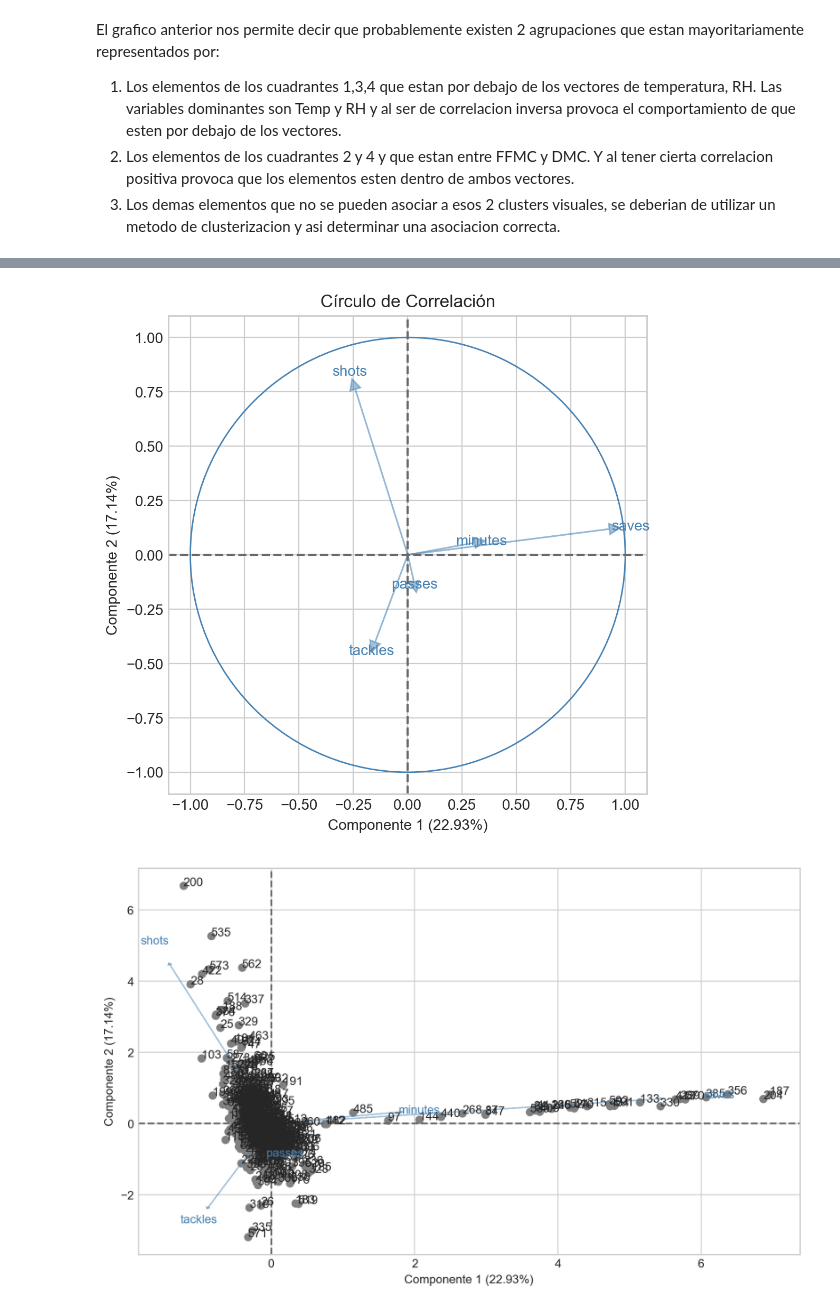
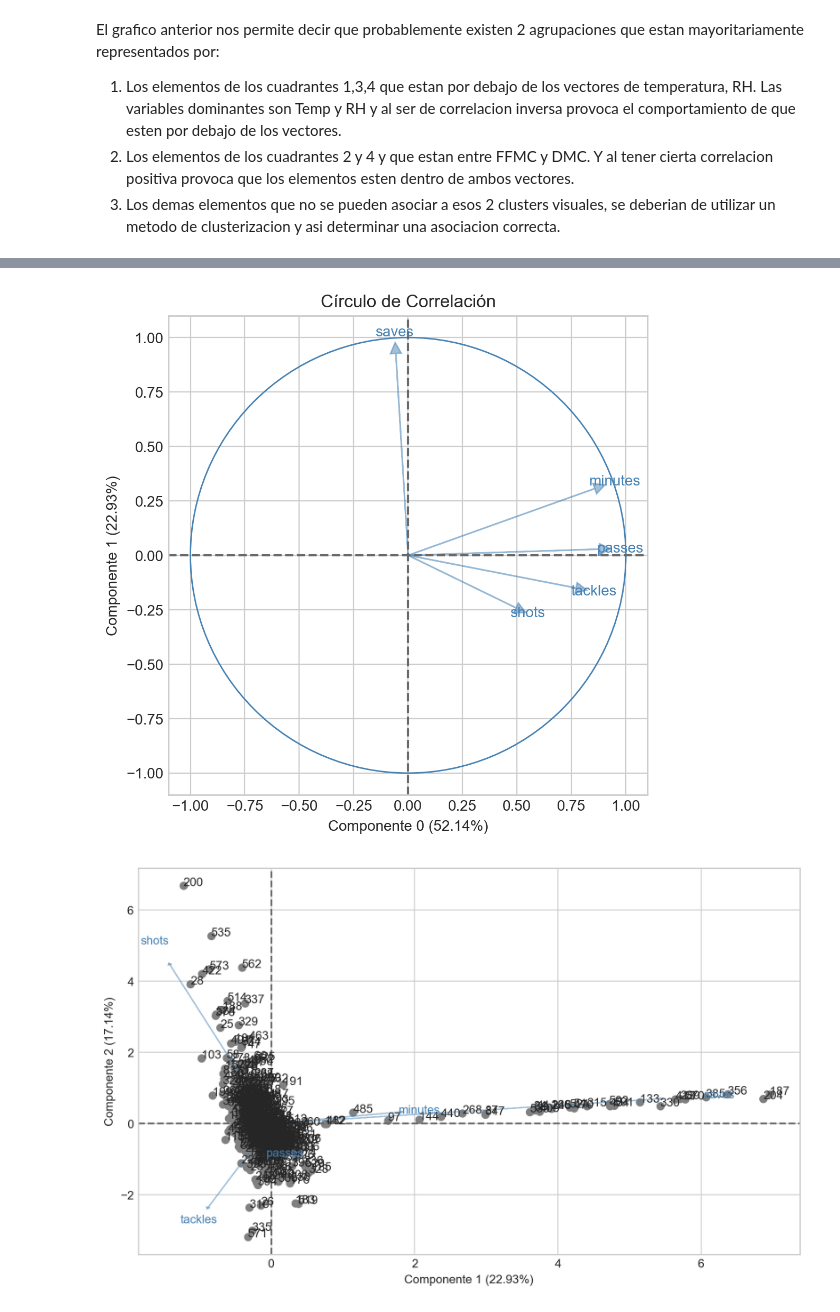
Before and after one commit to daniroj1012/Promidat, a Jupyter notebook: Metodos no supervisados/Tarea1_Daniel_Rojas.ipynb, the cells around one changed output, grey strips where cells are left out. Saved outputs shown, nothing was run; the diff lists cells and outputs as text; code cells hidden in the pictures.

```diff
--- a/Metodos no supervisados/Tarea1_Daniel_Rojas.ipynb
+++ b/Metodos no supervisados/Tarea1_Daniel_Rojas.ipynb
@@ -99,9 +91,9 @@ acp.plot_plano_principal(ejes = [1, 2])
 # %%
 # Plotea el círculo de correlación
 fig, ax = plt.subplots(nrows=1, ncols=1, figsize = (10,6), dpi = 200)
-acp.plot_circulo(ejes = [1, 2])
+acp.plot_circulo(ejes = [0,1])
 # %% [output]
-[figure, old version]
+[figure, new version]
 # %%
 # Plotea la sobreposición plano-correlación
 fig, ax = plt.subplots(nrows=1, ncols=1, figsize = (10,6), dpi = 200)
```
Also changed, not shown: parts of 9 cells of this notebook, 3 other files.
